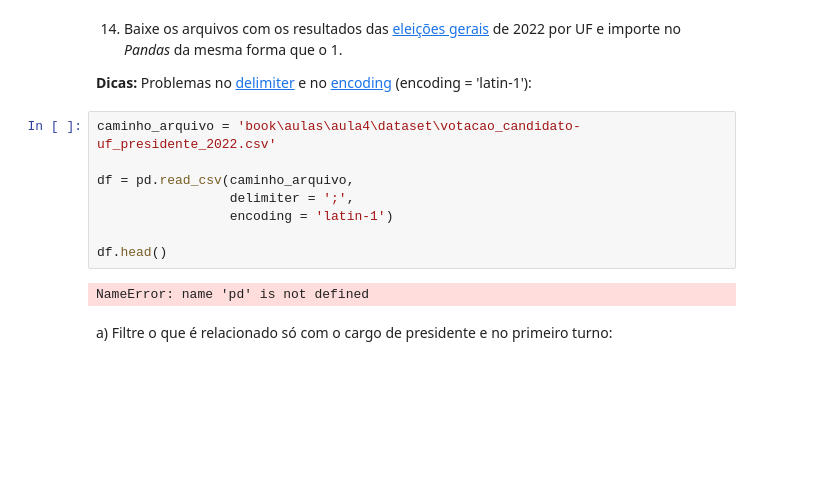
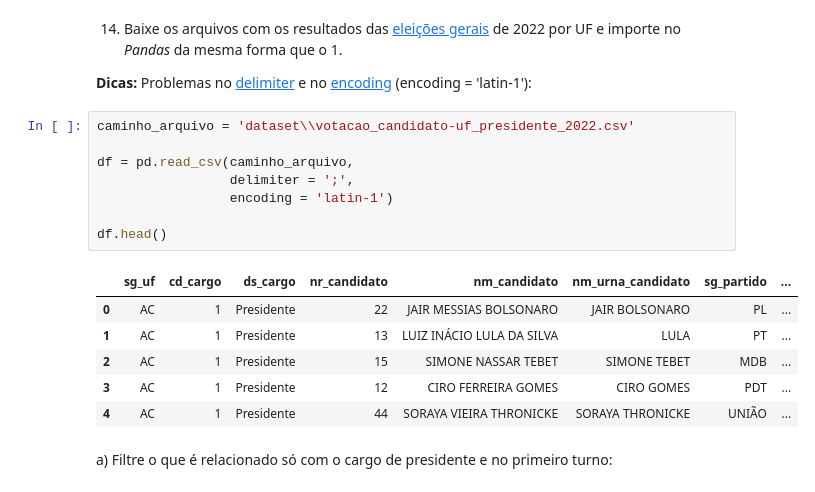
Before and after one commit to PedroSchmalz/FLP0478, a Jupyter notebook: book/aulas/aula4/lab4_gabarito.ipynb, the cells around one changed output. Saved outputs shown, nothing was run; the diff lists cells and outputs as text; blank space fills up the shorter version.

```diff
--- a/book/aulas/aula4/lab4_gabarito.ipynb
+++ b/book/aulas/aula4/lab4_gabarito.ipynb
@@ -744,15 +773,20 @@ df.taster_name.value_counts()[:1]
 
 <b>Dicas:</b> Problemas no [delimiter](https://pandas.pydata.org/docs/reference/api/pandas.read_csv.html) e no [encoding](https://pandas.pydata.org/docs/reference/api/pandas.read_csv.html) (encoding = 'latin-1'):
 # %%
-caminho_arquivo = 'book\aulas\aula4\dataset\votacao_candidato-uf_presidente_2022.csv'
+caminho_arquivo = 'dataset\\votacao_candidato-uf_presidente_2022.csv'
 
 df = pd.read_csv(caminho_arquivo,
                  delimiter = ';',
                  encoding = 'latin-1')
 
 df.head()
 # %% [output]
-NameError: name 'pd' is not defined
+|  | sg_uf | cd_cargo | ds_cargo | nr_candidato | nm_candidato | nm_urna_candidato | sg_partido | ... |
+| 0 | AC | 1 | Presidente | 22 | JAIR MESSIAS BOLSONARO | JAIR BOLSONARO | PL | ... |
+| 1 | AC | 1 | Presidente | 13 | LUIZ INÁCIO LULA DA SILVA | LULA | PT | ... |
+| 2 | AC | 1 | Presidente | 15 | SIMONE NASSAR TEBET | SIMONE TEBET | MDB | ... |
+| 3 | AC | 1 | Presidente | 12 | CIRO FERREIRA GOMES | CIRO GOMES | PDT | ... |
+| 4 | AC | 1 | Presidente | 44 | SORAYA VIEIRA THRONICKE | SORAYA THRONICKE | UNIÃO | ... |
 # %% [markdown]
 a) Filtre o que é relacionado só com o cargo de presidente e no primeiro turno:
 # %%
```
Also changed, not shown: parts of 35 cells of this notebook, 1 other file.
